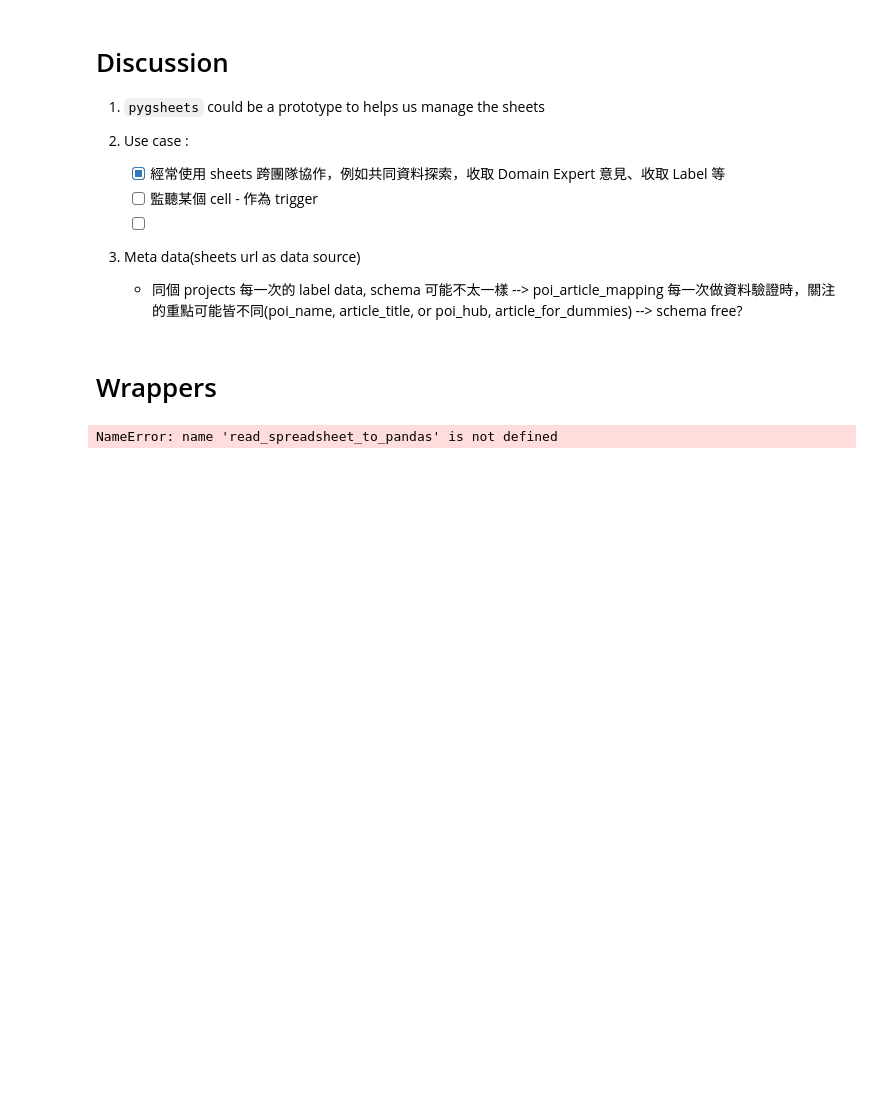
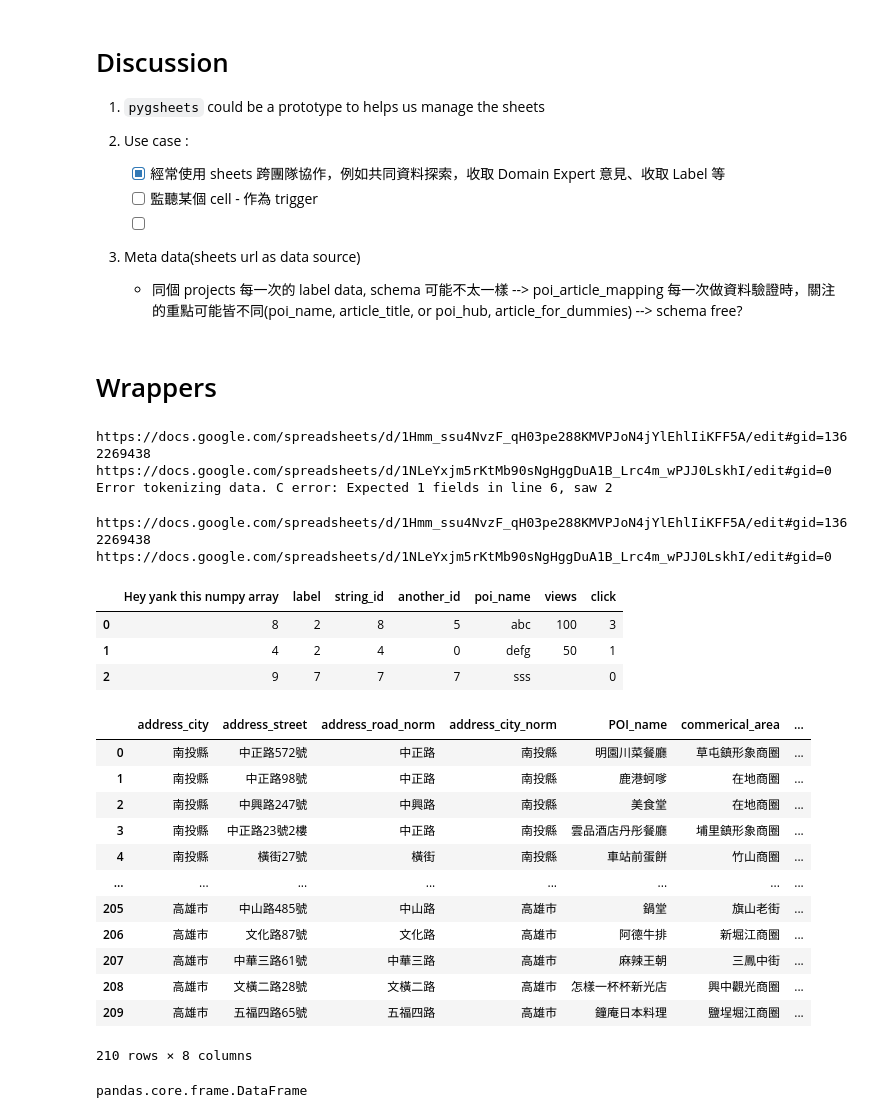
Before and after one commit to YLTsai0609/google_sheets_drive_101, a Jupyter notebook: notebook.ipynb, the cells around one changed output. Cells and saved outputs as stored; diff of their text form; code cells hidden in the pictures; blank space fills up the shorter version.

```diff
--- a/notebook.ipynb
+++ b/notebook.ipynb
@@ -318,6 +405,0 @@ def read_spreadsheet_to_pandas_v0(sheet_id : str,
-# %%
-# https://docs.google.com/spreadsheets/d/1Hmm_ssu4NvzF_qH03pe288KMVPJoN4jYlEhlIiKFF5A/edit#gid=1362269438
-
-res = read_spreadsheet_to_pandas(sheet_id='1Hmm_ssu4NvzF_qH03pe288KMVPJoN4jYlEhlIiKFF5A',gid=1362269438)
-# %% [output]
-NameError: name 'read_spreadsheet_to_pandas' is not defined
@@ -329,3 +415,58 @@ res = read_spreadsheet_to_pandas_v0(sheet_id='1Hmm_ssu4NvzF_qH03pe288KMVPJoN4jYl
+# %%
+# sometimes work, sometimes dosn't work
+res = read_spreadsheet_to_pandas_v0(sheet_id='1Hmm_ssu4NvzF_qH03pe288KMVPJoN4jYlEhlIiKFF5A',
+                                    gid=1362269438,
+                                    sheet_view=True
+                                   )
+
+# https://docs.google.com/spreadsheets/d/1NLeYxjm5rKtMb90sNgHggDuA1B_Lrc4m_wPJJ0LskhI/export?format=csv&gid=0
+try:
+    res2 = read_spreadsheet_to_pandas_v0(sheet_id='1NLeYxjm5rKtMb90sNgHggDuA1B_Lrc4m_wPJJ0LskhI',
+                                gid=0,
+                                sheet_view=True
+                               )
+except Exception as e:
+    print(e)
+# %% [output]
+https://docs.google.com/spreadsheets/d/1Hmm_ssu4NvzF_qH03pe288KMVPJoN4jYlEhlIiKFF5A/edit#gid=1362269438
+https://docs.google.com/spreadsheets/d/1NLeYxjm5rKtMb90sNgHggDuA1B_Lrc4m_wPJJ0LskhI/edit#gid=0
+Error tokenizing data. C error: Expected 1 fields in line 6, saw 2
+# %%
+# more stable
+
+res = read_spreadsheet_to_pandas_v1(sheet_id='1Hmm_ssu4NvzF_qH03pe288KMVPJoN4jYlEhlIiKFF5A',
+                                    gid=1362269438,
+                                    sheet_view=True
+                                   )
+
+# https://docs.google.com/spreadsheets/d/1NLeYxjm5rKtMb90sNgHggDuA1B_Lrc4m_wPJJ0LskhI/export?format=csv&gid=0
+
+res2 = read_spreadsheet_to_pandas_v1(sheet_id='1NLeYxjm5rKtMb90sNgHggDuA1B_Lrc4m_wPJJ0LskhI',
+                                gid=0,
+                                sheet_view=True
+                               )
+# %% [output]
+https://docs.google.com/spreadsheets/d/1Hmm_ssu4NvzF_qH03pe288KMVPJoN4jYlEhlIiKFF5A/edit#gid=1362269438
+https://docs.google.com/spreadsheets/d/1NLeYxjm5rKtMb90sNgHggDuA1B_Lrc4m_wPJJ0LskhI/edit#gid=0
 # %%
-display(res)
+display(res, res2)
 type(res)
+# %% [output]
+|  | Hey yank this numpy array | label | string_id | another_id | poi_name | views | click |
+| 0 | 8 | 2 | 8 | 5 | abc | 100 | 3 |
+| 1 | 4 | 2 | 4 | 0 | defg | 50 | 1 |
+| 2 | 9 | 7 | 7 | 7 | sss |  | 0 |
+|  | address_city | address_street | address_road_norm | address_city_norm | POI_name | commerical_area | ... |
+| 0 | 南投縣 | 中正路572號 | 中正路 | 南投縣 | 明園川菜餐廳 | 草屯鎮形象商圈 | ... |
+| 1 | 南投縣 | 中正路98號 | 中正路 | 南投縣 | 鹿港蚵嗲 | 在地商圈 | ... |
+| 2 | 南投縣 | 中興路247號 | 中興路 | 南投縣 | 美食堂 | 在地商圈 | ... |
+| 3 | 南投縣 | 中正路23號2樓 | 中正路 | 南投縣 | 雲品酒店丹彤餐廳 | 埔里鎮形象商圈 | ... |
+| 4 | 南投縣 | 橫街27號 | 橫街 | 南投縣 | 車站前蛋餅 | 竹山商圈 | ... |
+| ... | ... | ... | ... | ... | ... | ... | ... |
+| 205 | 高雄市 | 中山路485號 | 中山路 | 高雄市 | 鍋堂 | 旗山老街 | ... |
+| 206 | 高雄市 | 文化路87號 | 文化路 | 高雄市 | 阿德牛排 | 新堀江商圈 | ... |
+| 207 | 高雄市 | 中華三路61號 | 中華三路 | 高雄市 | 麻辣王朝 | 三鳳中街 | ... |
+| 208 | 高雄市 | 文橫二路28號 | 文橫二路 | 高雄市 | 怎樣一杯杯新光店 | 興中觀光商圈 | ... |
+| 209 | 高雄市 | 五福四路65號 | 五福四路 | 高雄市 | 鐘庵日本料理 | 鹽埕堀江商圈 | ... |
+210 rows × 8 columns
+pandas.core.frame.DataFrame
```
Also changed, not shown: parts of 47 cells of this notebook.
